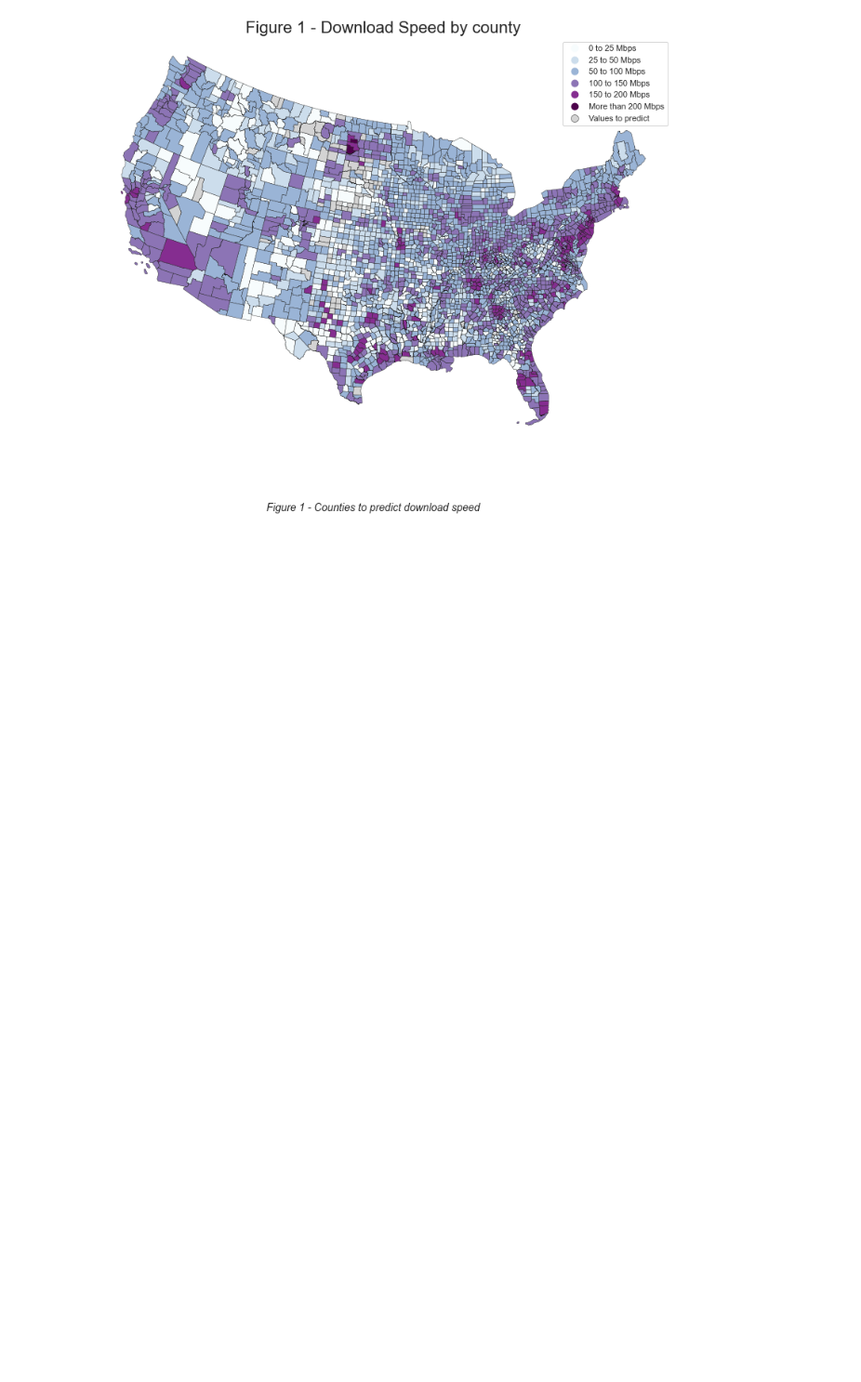
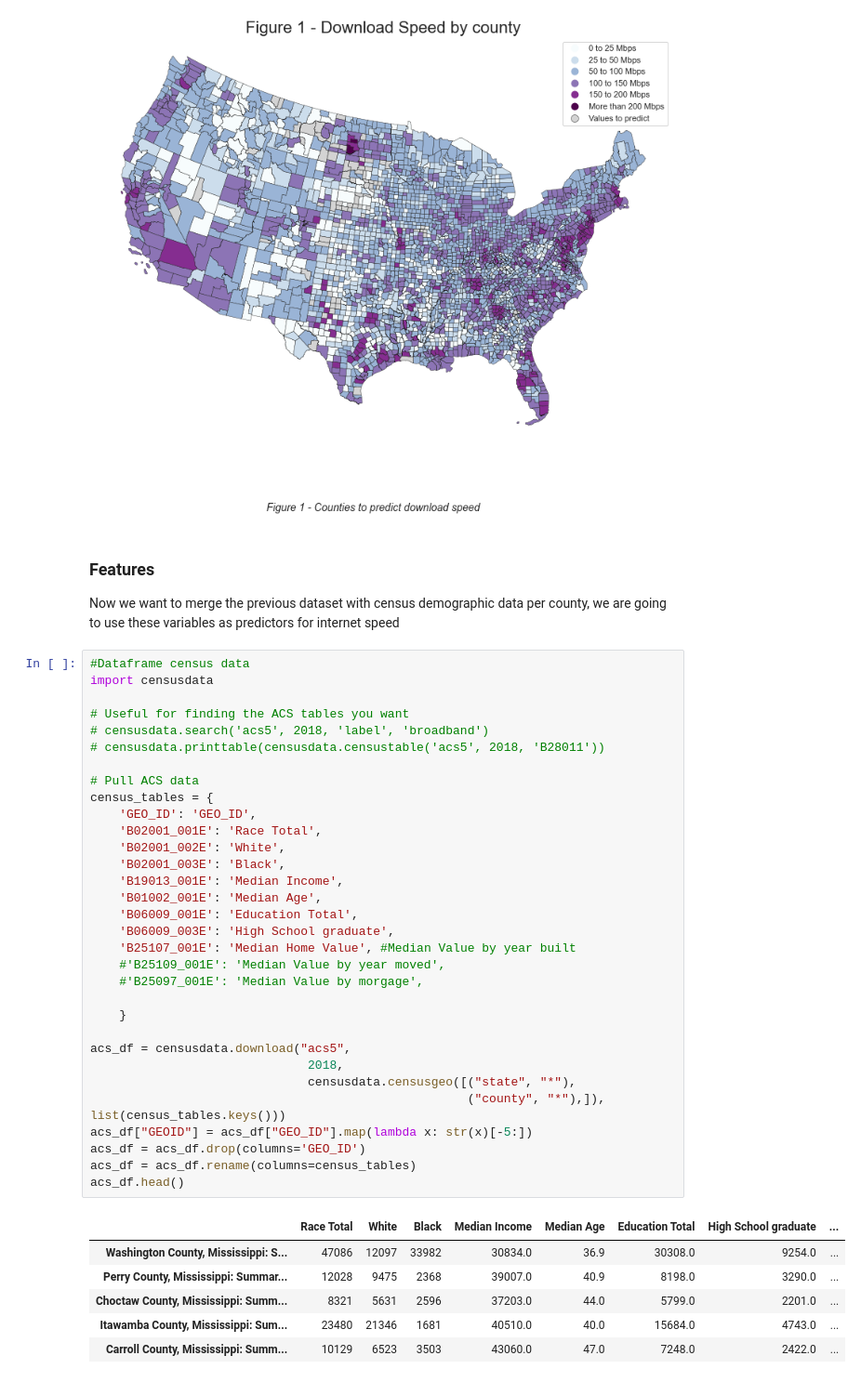
Before and after one commit to Macaguzman/US-Counties-Broadband-Projection-2020-Projection, a Jupyter notebook: Predicting Internet Speed.ipynb, the cells around one changed output. Shown at 93% size. Saved outputs shown, nothing was run; the diff lists cells and outputs as text; blank space fills up the shorter version.

```diff
--- a/Predicting Internet Speed.ipynb
+++ b/Predicting Internet Speed.ipynb
@@ -182,3 +182,46 @@ ax.axis("off")
 # %% [output]
 (-2969748.062021963, 2331634.8865646683, 2537930.7192537906, 6269757.003164073)
 [figure]
+# %% [markdown]
+### Features
+
+Now we want to merge the previous dataset with census demographic data per county, we are going to use these variables as predictors for internet speed
+# %%
+#Dataframe census data
+import censusdata
+
+# Useful for finding the ACS tables you want
+# censusdata.search('acs5', 2018, 'label', 'broadband')
+# censusdata.printtable(censusdata.censustable('acs5', 2018, 'B28011'))
+
+# Pull ACS data
+census_tables = {
+    'GEO_ID': 'GEO_ID',
+    'B02001_001E': 'Race Total',
+    'B02001_002E': 'White',
+    'B02001_003E': 'Black',
+    'B19013_001E': 'Median Income',
+    'B01002_001E': 'Median Age',
+    'B06009_001E': 'Education Total',
+    'B06009_003E': 'High School graduate',
+    'B25107_001E': 'Median Home Value', #Median Value by year built
+    #'B25109_001E': 'Median Value by year moved',
+    #'B25097_001E': 'Median Value by morgage',
+
+    }
+
+acs_df = censusdata.download("acs5",
+                              2018,
+                              censusdata.censusgeo([("state", "*"),
+                                                    ("county", "*"),]), list(census_tables.keys()))
+acs_df["GEOID"] = acs_df["GEO_ID"].map(lambda x: str(x)[-5:])
+acs_df = acs_df.drop(columns='GEO_ID')
+acs_df = acs_df.rename(columns=census_tables)
+acs_df.head()
+# %% [output]
+|  | Race Total | White | Black | Median Income | Median Age | Education Total | High School graduate | ... |
+| Washington County, Mississippi: S... | 47086 | 12097 | 33982 | 30834.0 | 36.9 | 30308.0 | 9254.0 | ... |
+| Perry County, Mississippi: Summar... | 12028 | 9475 | 2368 | 39007.0 | 40.9 | 8198.0 | 3290.0 | ... |
+| Choctaw County, Mississippi: Summ... | 8321 | 5631 | 2596 | 37203.0 | 44.0 | 5799.0 | 2201.0 | ... |
+| Itawamba County, Mississippi: Sum... | 23480 | 21346 | 1681 | 40510.0 | 40.0 | 15684.0 | 4743.0 | ... |
+| Carroll County, Mississippi: Summ... | 10129 | 6523 | 3503 | 43060.0 | 47.0 | 7248.0 | 2422.0 | ... |
```
Also changed, not shown: parts of 4 cells of this notebook.
